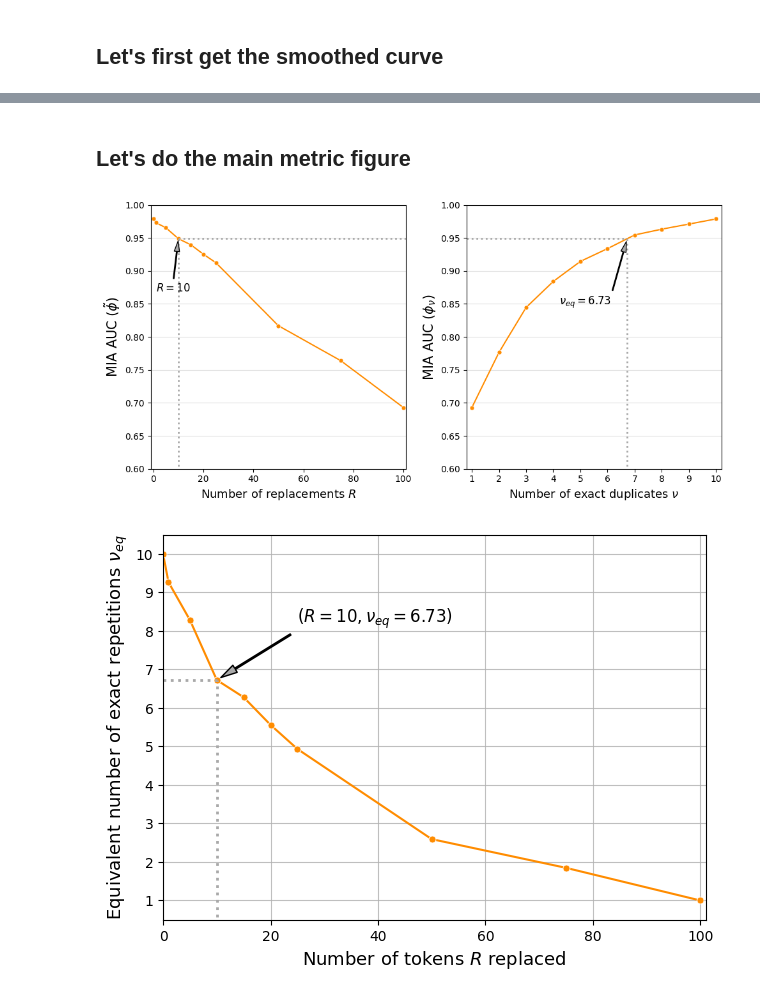
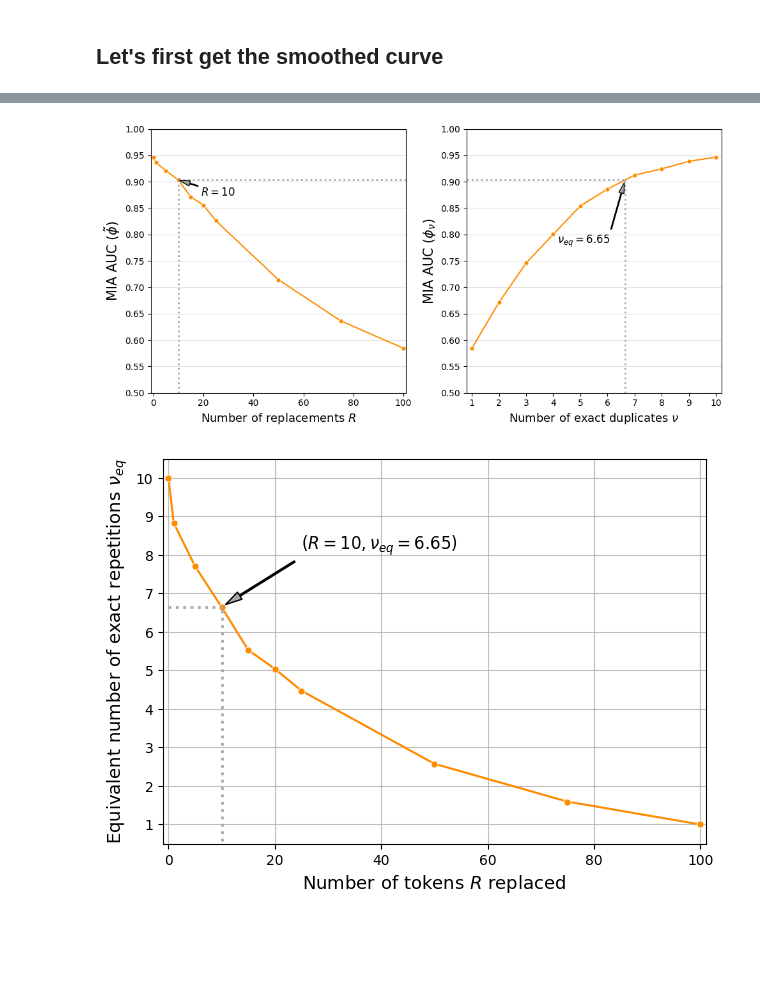
Before and after one commit to computationalprivacy/mosaic_memory, a Jupyter notebook: notebooks/metric_figure.ipynb, the cells around one changed output, grey strips where cells are left out. Drawn from its saved outputs; the diff is of its cells as text; code cells hidden in the pictures; blank space fills up the shorter version.

```diff
--- a/notebooks/metric_figure.ipynb
+++ b/notebooks/metric_figure.ipynb
@@ -110,11 +89,0 @@ Error:
-# %%
-# get the near dupls
-with open("SOME_DATA_DIR/R_aucs_gptneo1B_nearduplicates_diffindices_topk10_RXX_lr2e5.pickle", "rb") as f:
-   R_aucs = pickle.load(f)
-# %%
-for R in R_aucs.keys():
-    for mia in all_mias:
-        #print(f"T={T}, MIA={mia}, AUC = {T_aucs[T][mia][0]:.2f} ± {T_aucs[T][mia][1]}")
-        n_eqs = [compute_rho(phi_fuz=auc, phi_exact=all_phi_exact[mia]) for auc in R_aucs[R][mia]]
-        print(f"T={R}, MIA={mia}, rho = {np.mean(n_eqs):.2f} ± {np.std(n_eqs)}")
-    print('---')
@@ -264,2 +89,0 @@ plt.show()
-# %% [markdown]
-## Let's do the main metric figure
@@ -266,40 +92,41 @@ plt.show()
 # %%
-model = 'gptneo1B'
+seed = 1
+model = "gptneo1B"
 lr = 'lr2e5'
 
-with open(f"SOME_DATA_DIR/nrep_aucs_{model}_exactduplicates_{lr}.pickle", "rb") as f:
-    nrep_aucs = pickle.load(f)
+with open(f"SOME_DATA_DIR/nrep_aucs_{model}_exactduplicates_seed{seed}_{lr}.pickle", "rb") as f:
+   nrep_aucs = pickle.load(f)
 
 # then smooth this
 all_phi_exact = smooth_curve(nrep_aucs, mia=mia, window_size=3)
 
 # then get the near dupls
-with open(f"SOME_DATA_DIR/R_aucs_{model}_nearduplicates_diffindices_topk10_RXX_{lr}.pickle", "rb") as f:
-    R_aucs = pickle.load(f)
+with open(f"SOME_DATA_DIR/R_aucs_gptneo1B_nearduplicates_diffindices_topk10_RXX_seed{seed}_lr2e5.pickle" , "rb") as f:
+   R_aucs = pickle.load(f)
 
 rho_to_plot = dict()
 for R in all_Rs:
-    rho_to_plot[R] = compute_rho(phi_fuz=np.mean(R_aucs[R][mia]), phi_exact=all_phi_exact)
+    rho_to_plot[R] = compute_rho(phi_fuz=R_aucs[R][mia], phi_exact=all_phi_exact)
 # %%
 all_ns = range(1, 11)
 
 # Set the reference R value to link between the two plots
 mia = 'ratio'
 R_value = 10  # You can change this
-R_auc_value = np.mean(R_aucs[R_value][mia])  # The AUC at R=10
+R_auc_value = R_aucs[R_value][mia]  # The AUC at R=10
 
 # Create a figure with two subplots side by side
 fig, (ax1, ax2) = plt.subplots(1, 2, figsize=(10, 5))
 
 # ---------- Left plot (R vs AUC) ----------
-ax1.plot([0] + all_Rs + [100], [np.mean(nrep_aucs[10][mia])] + [np.mean(R_aucs[R][mia]) for R in all_Rs] + [np.mean(nrep_aucs[1][mia])],
+ax1.plot([0] + all_Rs + [100], [nrep_aucs[10][mia]] + [R_aucs[R][mia] for R in all_Rs] + [nrep_aucs[1][mia]],
          '-o', color='darkorange', markersize=5, markeredgecolor='white', markerfacecolor='darkorange', markeredgewidth=0.5)
 
 ax1.set_xlabel(r'Number of replacements $R$', fontsize=13)
 ax1.set_ylabel(r"MIA AUC ($\tilde{\phi}$)", fontsize=15)
 ax1.grid(axis='y', alpha = 0.4)
-ax1.set_ylim(0.6, 1)
-ax1.set_yticks([0.6, 0.65, 0.7, 0.75, 0.8, 0.85, 0.9, 0.95, 1])
+ax1.set_ylim(0.5, 1)
+ax1.set_yticks([0.5, 0.55, 0.6, 0.65, 0.7, 0.75, 0.8, 0.85, 0.9, 0.95, 1])
 ax1.set_xlim(-1, 101)
 
 # Vertical dotted line at R=R_value and horizontal dotted line at the AUC value
@@ -308,47 +135,45 @@ ax1.plot([R_value, R_value], [0.5, R_auc_value], linestyle='dotted', color='dark
 ax1.plot([R_value, 101], [R_auc_value, R_auc_value], linestyle='dotted', color='darkgrey', linewidth=2)
 
 # ---------- Right plot (n_dup vs AUC) ----------
 ax2.plot(all_ns, [all_phi_exact[n] for n in all_ns], '-o', color='darkorange', markersize=5,
          markeredgecolor='white', markerfacecolor='darkorange', markeredgewidth=0.5)
 
 ax2.set_xlabel(r"Number of exact duplicates $\nu$", fontsize=13)
 ax2.set_ylabel(r"MIA AUC ($\phi_{\nu}$)", fontsize=15)
 ax2.grid(axis='y', alpha = 0.4)
-ax2.set_ylim(0.6, 1)
+ax2.set_ylim(0.5, 1)
 ax2.set_xlim(0.8, 10.2)
+ax2.set_yticks([0.5, 0.55, 0.6, 0.65, 0.7, 0.75, 0.8, 0.85, 0.9, 0.95, 1])
 ax2.set_xticks(all_ns)
 
 # Find the closest value of n_dup where the horizontal line intersects the Ratio AUC curve in the right plot
 n_eq = rho_to_plot[R_value] * 9 + 1
 n_dup_auc_value = R_auc_value
 
 # Horizontal dotted line from left to right plot at AUC value
 ax2.plot([0.8, n_eq], [R_auc_value, R_auc_value], linestyle='dotted', color='darkgrey', linewidth=2)
 
 # Vertical dotted line at the corresponding n_dup value
 ax2.plot([n_eq, n_eq], [0.5, R_auc_value], linestyle='dotted', color='darkgrey', linewidth=2)
 
 # Annotating the vertical connections
-ax1.annotate(f'$R={R_value}$', xy=(R_value, R_auc_value), xytext=(R_value - 9, R_auc_value - 0.08),
+ax1.annotate(f'$R={R_value}$', xy=(R_value, R_auc_value), xytext=(R_value + 9, R_auc_value - 0.03),
              fontsize=12, arrowprops=dict(facecolor='darkgrey', shrink=0.05, width=1, headwidth=6))
-ax2.annotate(rf'$\nu_{{eq}}={n_eq:.2f}$', xy=(n_eq, R_auc_value), xytext=(n_eq - 2.5, R_auc_value - 0.1),
+ax2.annotate(rf'$\nu_{{eq}}={n_eq:.2f}$', xy=(n_eq, R_auc_value), xytext=(n_eq - 2.5, R_auc_value - 0.12),
              fontsize=12, arrowprops=dict(facecolor='darkgrey', shrink=0.05, width=1, headwidth=6))
-
-#plt.suptitle(f"10 fuzzy duplicates are memorized as much as {n_eq:.2f} exact duplicates", fontsize = 14)
 
 # Adjust the layout
 plt.tight_layout()
-#plt.savefig('./metric_figure.pdf', bbox_inches='tight')
 plt.show()
 # %% [output]
-[figure, old version]
+[figure, new version]
 # %%
-# Let's now plot the equivalent number of repetitions?
+# Let's now plot the equivalent number of repetitions
 
 plt.figure(figsize = (7, 5))
 
 plt.plot([0] + all_Rs + [100], [10] + [rho_to_plot[R] * 9 + 1 for R in all_Rs] + [1], '-o', color='darkorange', markersize=5,
-                markeredgecolor='white', markerfacecolor=colors[i], markeredgewidth=0.5)
+                markeredgecolor='white', markerfacecolor='darkorange', markeredgewidth=0.5)
 
 # Horizontal dotted line from left to right plot at AUC value
 plt.plot([0, R_value], [n_eq, n_eq], linestyle='dotted', color='darkgrey', linewidth=2)
@@ -365,7 +190,7 @@ plt.ylabel(r"Equivalent number of exact repetitions $\nu_{{eq}}$", fontsize = 13
 plt.grid(alpha = 0.8)
 plt.ylim(0.5, 10.5)
 plt.yticks([k for k in range(1, 11)])
-plt.xlim(0, 101)
+plt.xlim(-1, 101)
 plt.show()
 # %% [output]
-[figure, old version]
+[figure, new version]
```
Also changed, not shown: parts of 14 cells of this notebook, 5 other files.
